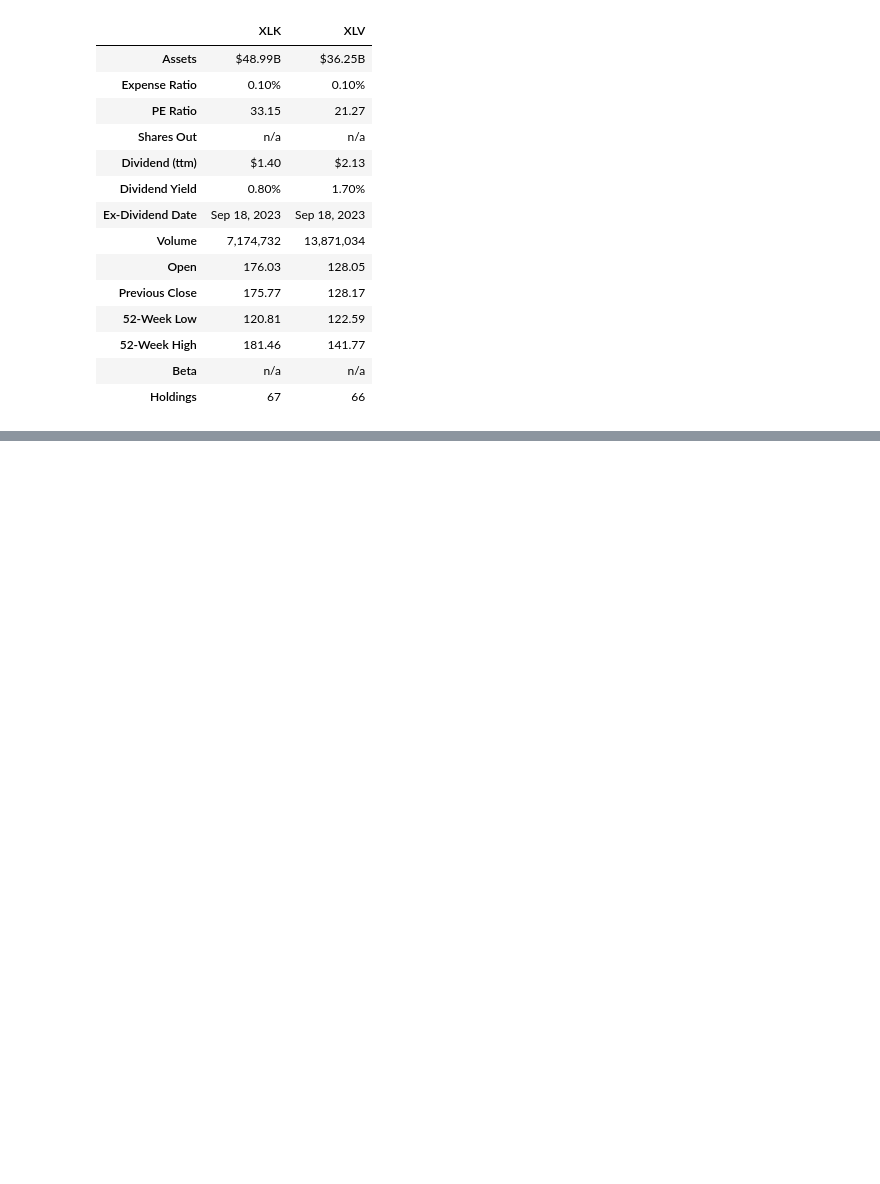
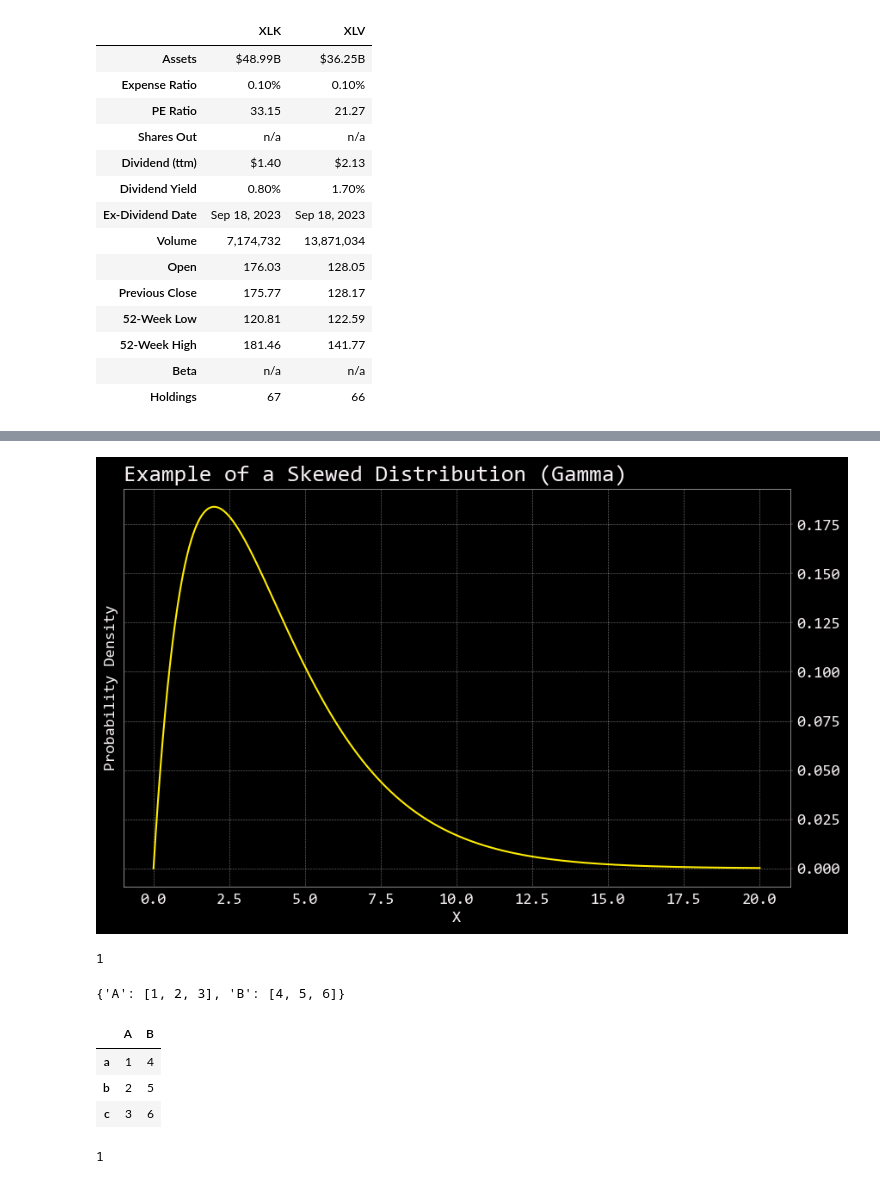
Before and after one commit to mikewenner/Data_Science, a Jupyter notebook: Untitled.ipynb, the cells around one changed output, grey strips where cells are left out. Saved outputs shown, nothing was run; the diff lists cells and outputs as text; code cells hidden in the pictures; blank space fills up the shorter version.

```diff
--- a/Untitled.ipynb
+++ b/Untitled.ipynb
@@ -292,0 +348,52 @@ openbb.etf.compare(['xlk', 'xlv'])
+# %%
+import numpy as np
+import matplotlib.pyplot as plt
+from scipy.stats import gamma
+
+# Parameters for the Gamma distribution
+shape, scale = 2.0, 2.0  # These parameters control the shape and scale of the distribution
+
+# Generating values for the x-axis
+x = np.linspace(0, 20, 1000)
+
+# Calculating the probability density function (PDF) of the Gamma distribution
+y = gamma.pdf(x, a=shape, scale=scale)
+
+# Creating the plot
+plt.figure(figsize=(10, 6))
+plt.plot(x, y, label='Gamma Distribution')
+
+# Adding titles and labels
+plt.title('Example of a Skewed Distribution (Gamma)')
+plt.xlabel('X')
+plt.ylabel('Probability Density')
+
+# Show the plot
+plt.show()
+# %% [output]
+[figure, added]
+# %%
+
+
+data = {'A': [1, 2, 3], 'B': [4, 5, 6]}
+df = pd.DataFrame(data, index=['a', 'b', 'c'])
+
+position = df.index.get_loc('b')
+print(position)  # Output will be 1, since 'b' is the second item in the index
+# %% [output]
+1
+# %%
+data
+# %% [output]
+{'A': [1, 2, 3], 'B': [4, 5, 6]}
+# %%
+df
+# %% [output]
+|  | A | B |
+| a | 1 | 4 |
+| b | 2 | 5 |
+| c | 3 | 6 |
+# %%
+position
+# %% [output]
+1
```
Also changed, not shown: parts of 2 cells of this notebook, 2 other files.
